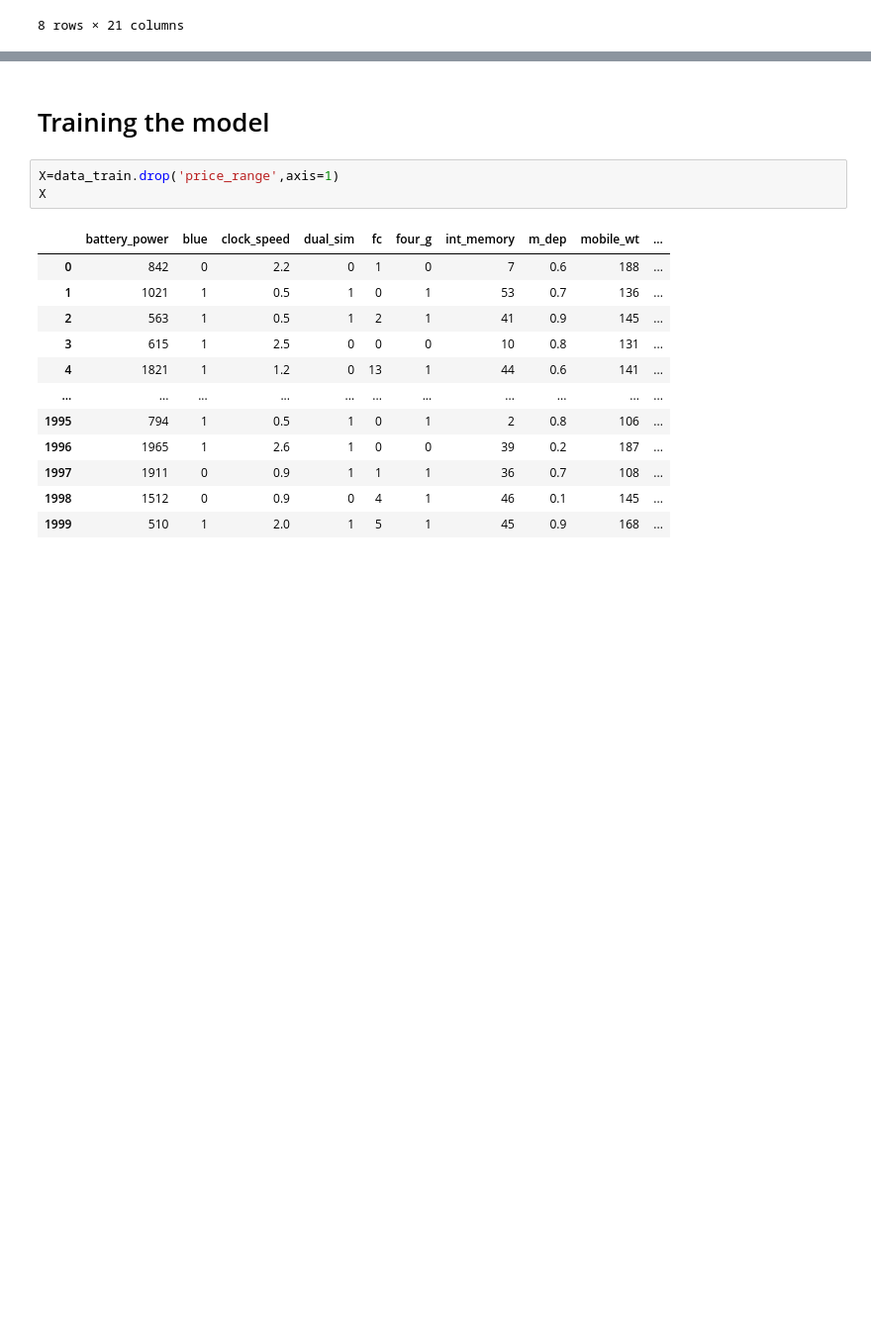
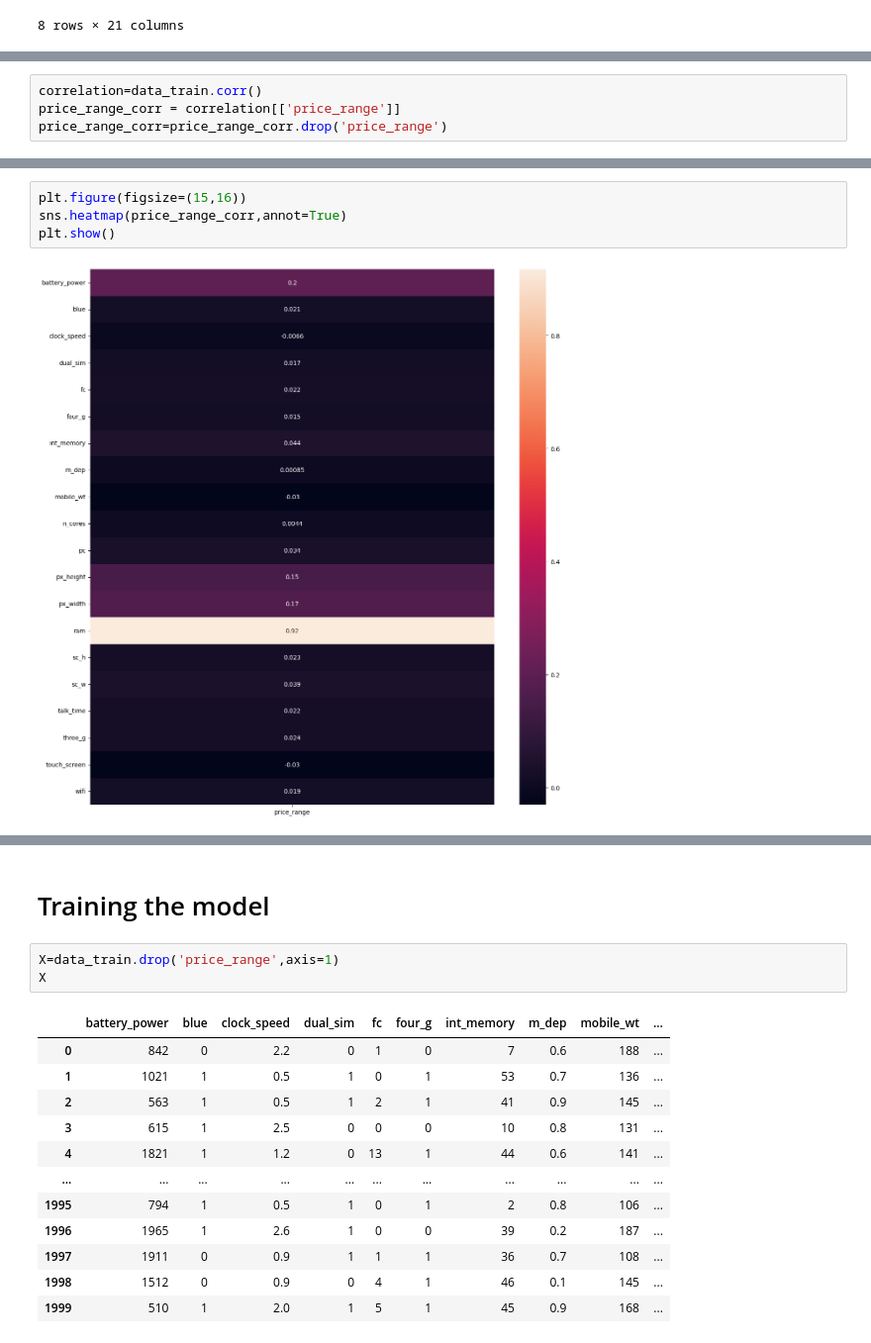
Before and after one commit to DEADBODY142/Mobile-price-range-classification, a Jupyter notebook: attempt.ipynb, the cells around one changed output, grey strips where cells are left out. Shown at 99% size. Drawn from its saved outputs; the diff is of its cells as text; blank space fills up the shorter version.

```diff
--- a/attempt.ipynb
+++ b/attempt.ipynb
@@ -90,0 +96,4 @@ data_train.plot(kind='box',figsize=(15,10))
+# %%
+correlation=data_train.corr()
+price_range_corr = correlation[['price_range']]
+price_range_corr=price_range_corr.drop('price_range')
@@ -90,0 +140,6 @@ data_train.plot(kind='box',figsize=(15,10))
+# %%
+plt.figure(figsize=(15,16))
+sns.heatmap(price_range_corr,annot=True)
+plt.show()
+# %% [output]
+[figure, added]
```
Also changed, not shown: parts of 23 cells of this notebook.
